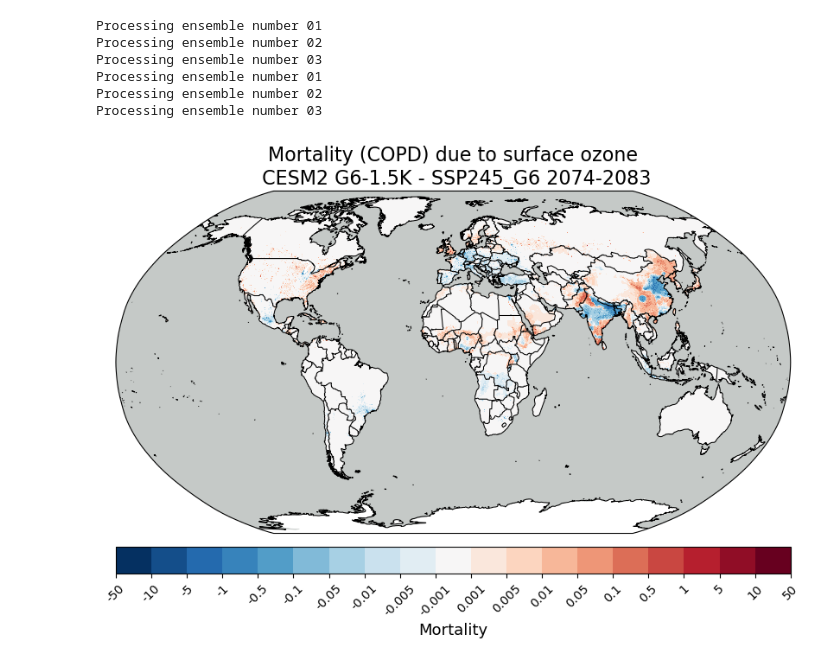
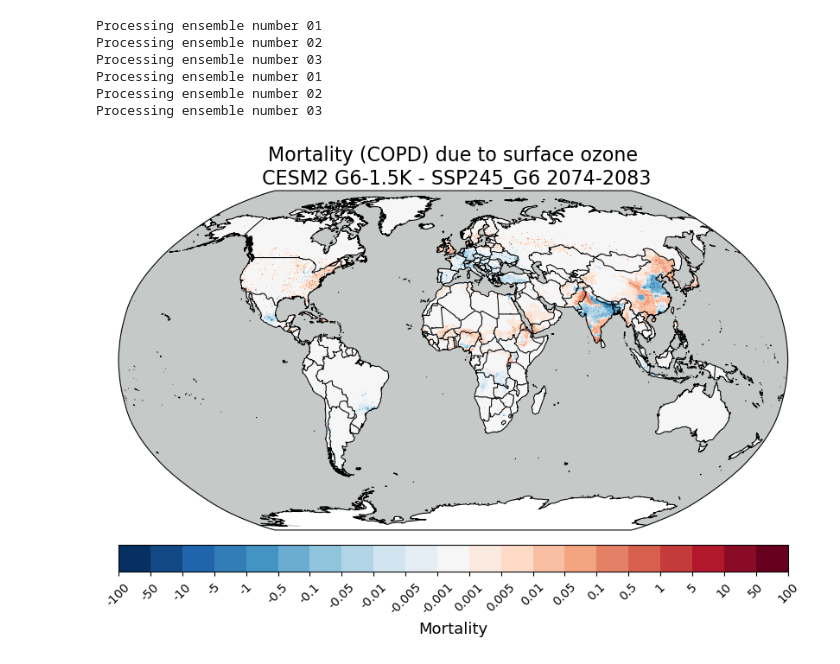
Before and after one commit to awells96/AQ_mortality_workflow, a Jupyter notebook: plotting/mortality/ozone/Gridpoint/Plot_gridpoint_mortality_map.ipynb, the cells around one changed output. Drawn from its saved outputs; the diff is of its cells as text; code cells hidden in the pictures.

```diff
--- a/plotting/mortality/ozone/Gridpoint/Plot_gridpoint_mortality_map.ipynb
+++ b/plotting/mortality/ozone/Gridpoint/Plot_gridpoint_mortality_map.ipynb
@@ -115,8 +115,8 @@ def plot_gridpoint_mortality(da, model, scenario, start_year, end_year, SAVE_DIR
 # Function returns error if not recognised
 SAVE_DIR = "/glade/u/home/awells/air_quality_project/plotting/mortality/ozone/Gridpoint/"
 
-model = "CESM2"
-scenario = "G6-1.5K"
+model = "UKESM1"
+scenario = "SSP245_G6"
 
 config = get_scenario_config(model, scenario)
 
@@ -174,31 +174,31 @@ def plot_difference_gridpoint_mortality(da, model, scenario, start_year, end_yea
 # %%
 # === Plotting differences between scenarios ===
 # Set to whatever model you want and the two scenarios you want to compare
 # Function returns error if not recognised
 SAVE_DIR = "/glade/u/home/awells/air_quality_project/plotting/mortality/ozone/Gridpoint/"
 
 model = "CESM2"
 scenario = ["G6-1.5K", "SSP245_G6"]
 scenario_name = f"{scenario[0]} - {scenario[1]}"  # Check this is the way round you want it
 
 config1 = get_scenario_config(model, scenario[0])
 config2 = get_scenario_config(model, scenario[1])
 
 da1, first_year1, last_year1 = process_mortality_for_plotting(model, scenario[0], config1)
 da2, first_year2, last_year2 = process_mortality_for_plotting(model, scenario[1], config2)
 
 da = da1 - da2  # Check this is the way round you want it
 
 # Assign levels for colorbar
-levels = [-50, -10, -5, -1, -0.5, -0.1, -0.05, -0.01, -0.005, -0.001, 0.001, 0.005, 0.01, 0.05, 0.1, 0.5, 1, 5, 10, 50]
+levels = [-100, -50, -10, -5, -1, -0.5, -0.1, -0.05, -0.01, -0.005, -0.001, 0.001, 0.005, 0.01, 0.05, 0.1, 0.5, 1, 5, 10, 50, 100]
 
 # Plotting without ocean
 plot_difference_gridpoint_mortality(da, model, scenario_name, first_year1, last_year1, levels, SAVE_DIR)
 # %% [output]
 Processing ensemble number 01
 Processing ensemble number 02
 Processing ensemble number 03
 Processing ensemble number 01
 Processing ensemble number 02
 Processing ensemble number 03
-[figure, old version]
+[figure, new version]
```
Also changed, not shown: parts of 1 cell of this notebook, 24 other files.
